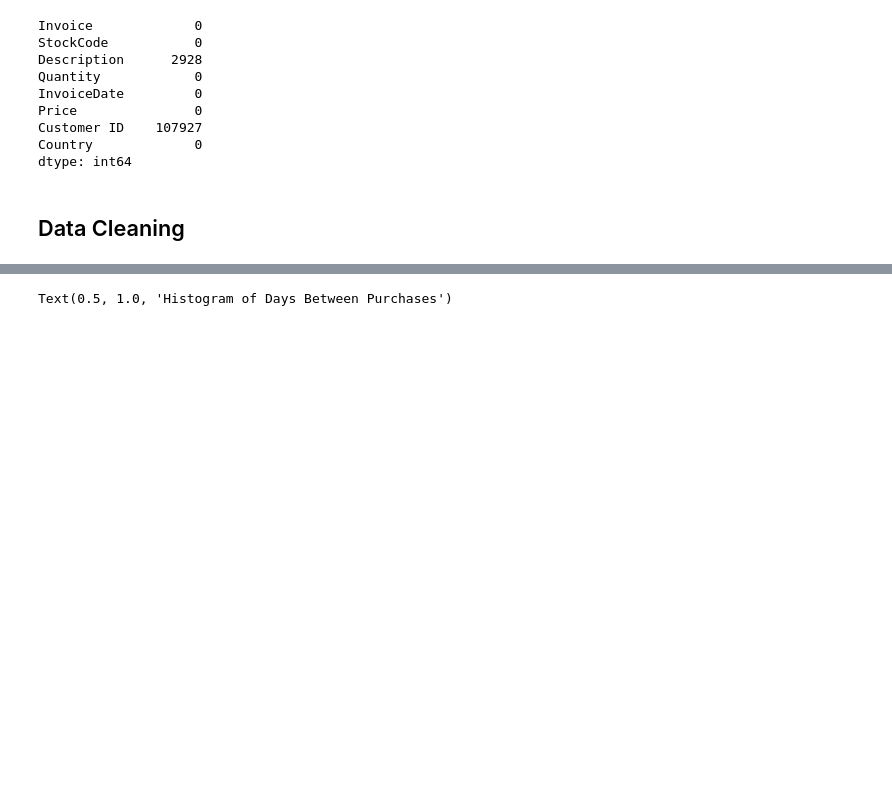
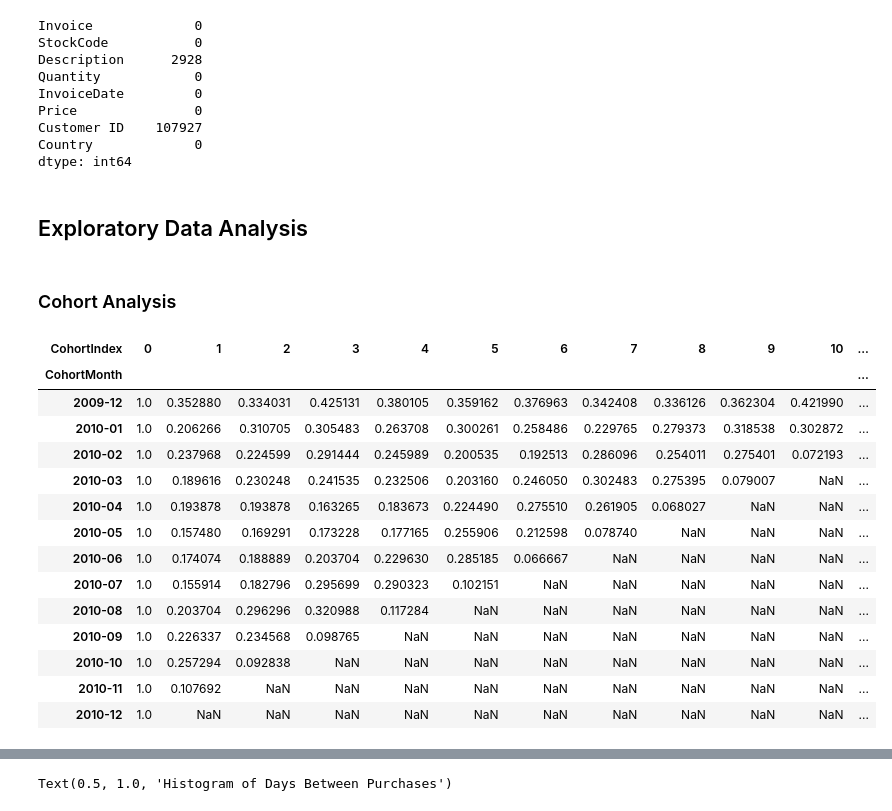
Before and after one commit to Areco892/customer-churn, a Jupyter notebook: analysis.ipynb, the cells around one changed output, grey strips where cells are left out. Saved outputs shown, nothing was run; the diff lists cells and outputs as text; code cells hidden in the pictures; blank space fills up the shorter version.

```diff
--- a/analysis.ipynb
+++ b/analysis.ipynb
@@ -62,8 +65,6 @@ Price               0
 Customer ID    107927
 Country             0
 dtype: int64
-# %% [markdown]
-## Data Cleaning
 # %%
 # Data Cleaning for 2009-2010 Data
 df = df_2009.copy()
@@ -89,4 +90,37 @@ df = df.drop_duplicates()
 
 # Convert Customer ID to integer
 df['Customer ID'] = df['Customer ID'].astype(int)
+# %% [markdown]
+## Exploratory Data Analysis
+# %% [markdown]
+### Cohort Analysis
+# %%
+# Group by Transaction
+df = df.groupby(['Invoice', 'Customer ID', 'InvoiceDate', 'Country'], as_index=False).agg({'TotalSales': 'sum'})
+df['InvoiceMonth'] = df['InvoiceDate'].dt.to_period('M')
+df['CohortMonth'] = df.groupby('Customer ID')['InvoiceMonth'].transform('min')
+df['CohortIndex'] = (df['InvoiceMonth'].dt.year - df['CohortMonth'].dt.year) * 12 + (df['InvoiceMonth'].dt.month - df['CohortMonth'].dt.month)
+
+cohort_data = df.groupby(['CohortMonth', 'CohortIndex']).agg({'Customer ID': 'nunique'}).reset_index()
+cohort_table = cohort_data.pivot(index='CohortMonth', columns='CohortIndex', values='Customer ID')
+cohort_size = cohort_table.iloc[:,0]
+retention = cohort_table.divide(cohort_size, axis=0)
+retention.style.format("{:.0%}")
+retention
+# %% [output]
+| CohortIndex | 0 | 1 | 2 | 3 | 4 | 5 | 6 | 7 | 8 | 9 | 10 | ... |
+| CohortMonth |  |  |  |  |  |  |  |  |  |  |  | ... |
+| 2009-12 | 1.0 | 0.352880 | 0.334031 | 0.425131 | 0.380105 | 0.359162 | 0.376963 | 0.342408 | 0.336126 | 0.362304 | 0.421990 | ... |
+| 2010-01 | 1.0 | 0.206266 | 0.310705 | 0.305483 | 0.263708 | 0.300261 | 0.258486 | 0.229765 | 0.279373 | 0.318538 | 0.302872 | ... |
+| 2010-02 | 1.0 | 0.237968 | 0.224599 | 0.291444 | 0.245989 | 0.200535 | 0.192513 | 0.286096 | 0.254011 | 0.275401 | 0.072193 | ... |
+| 2010-03 | 1.0 | 0.189616 | 0.230248 | 0.241535 | 0.232506 | 0.203160 | 0.246050 | 0.302483 | 0.275395 | 0.079007 | NaN | ... |
+| 2010-04 | 1.0 | 0.193878 | 0.193878 | 0.163265 | 0.183673 | 0.224490 | 0.275510 | 0.261905 | 0.068027 | NaN | NaN | ... |
+| 2010-05 | 1.0 | 0.157480 | 0.169291 | 0.173228 | 0.177165 | 0.255906 | 0.212598 | 0.078740 | NaN | NaN | NaN | ... |
+| 2010-06 | 1.0 | 0.174074 | 0.188889 | 0.203704 | 0.229630 | 0.285185 | 0.066667 | NaN | NaN | NaN | NaN | ... |
+| 2010-07 | 1.0 | 0.155914 | 0.182796 | 0.295699 | 0.290323 | 0.102151 | NaN | NaN | NaN | NaN | NaN | ... |
+| 2010-08 | 1.0 | 0.203704 | 0.296296 | 0.320988 | 0.117284 | NaN | NaN | NaN | NaN | NaN | NaN | ... |
+| 2010-09 | 1.0 | 0.226337 | 0.234568 | 0.098765 | NaN | NaN | NaN | NaN | NaN | NaN | NaN | ... |
+| 2010-10 | 1.0 | 0.257294 | 0.092838 | NaN | NaN | NaN | NaN | NaN | NaN | NaN | NaN | ... |
+| 2010-11 | 1.0 | 0.107692 | NaN | NaN | NaN | NaN | NaN | NaN | NaN | NaN | NaN | ... |
+| 2010-12 | 1.0 | NaN | NaN | NaN | NaN | NaN | NaN | NaN | NaN | NaN | NaN | ... |
 # %% [markdown]
```
Also changed, not shown: parts of 37 cells of this notebook.
